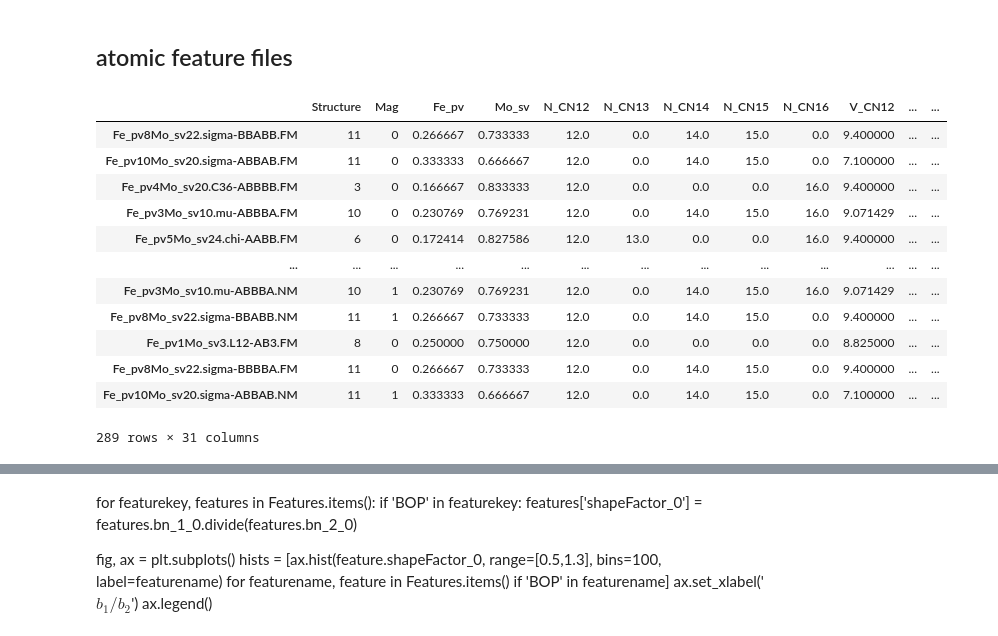
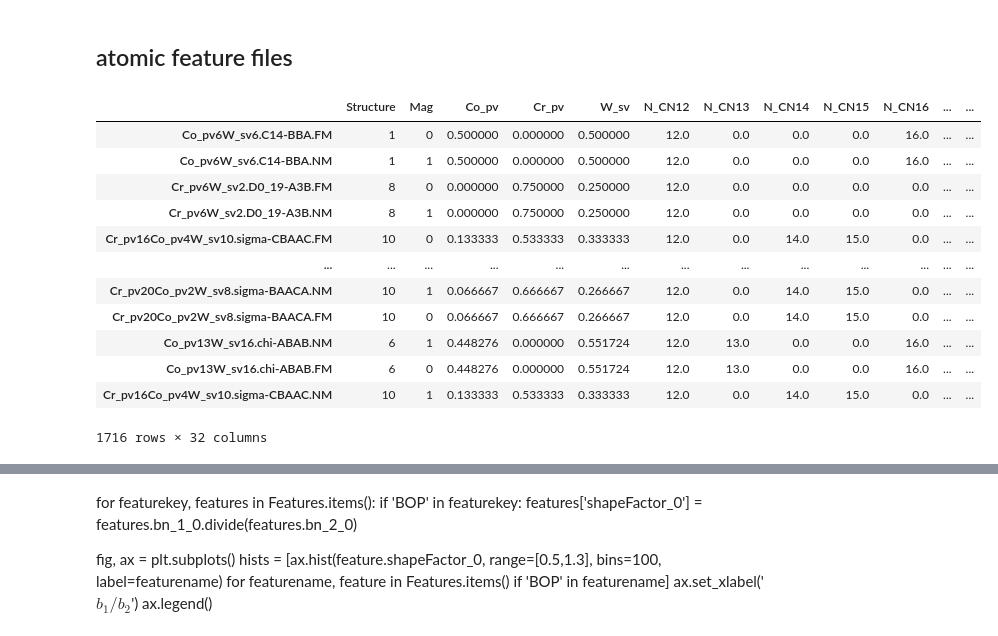
Before and after one commit to AIIMProject/MLFeMoTCPs, a Jupyter notebook: 07_MachineLearn.ipynb, the cells around one changed output, grey strips where cells are left out. Cells and saved outputs as stored; diff of their text form; code cells hidden in the pictures.

```diff
--- a/07_MachineLearn.ipynb
+++ b/07_MachineLearn.ipynb
@@ -66,21 +64,21 @@ BS[['V','E0','B','EF']]
 # %% [markdown]
 ## atomic feature files
 # %%
-pd.read_pickle('Fe-Mo/Descriptors/DatasetFeatures.pkl')
+pd.read_pickle(f'{dataset}/Descriptors/DatasetFeatures.pkl')
 # %% [output]
-|  | Structure | Mag | Fe_pv | Mo_sv | N_CN12 | N_CN13 | N_CN14 | N_CN15 | N_CN16 | V_CN12 | ... | ... |
-| Fe_pv8Mo_sv22.sigma-BBABB.FM | 11 | 0 | 0.266667 | 0.733333 | 12.0 | 0.0 | 14.0 | 15.0 | 0.0 | 9.400000 | ... | ... |
-| Fe_pv10Mo_sv20.sigma-ABBAB.FM | 11 | 0 | 0.333333 | 0.666667 | 12.0 | 0.0 | 14.0 | 15.0 | 0.0 | 7.100000 | ... | ... |
-| Fe_pv4Mo_sv20.C36-ABBBB.FM | 3 | 0 | 0.166667 | 0.833333 | 12.0 | 0.0 | 0.0 | 0.0 | 16.0 | 9.400000 | ... | ... |
-| Fe_pv3Mo_sv10.mu-ABBBA.FM | 10 | 0 | 0.230769 | 0.769231 | 12.0 | 0.0 | 14.0 | 15.0 | 16.0 | 9.071429 | ... | ... |
-| Fe_pv5Mo_sv24.chi-AABB.FM | 6 | 0 | 0.172414 | 0.827586 | 12.0 | 13.0 | 0.0 | 0.0 | 16.0 | 9.400000 | ... | ... |
+|  | Structure | Mag | Co_pv | Cr_pv | W_sv | N_CN12 | N_CN13 | N_CN14 | N_CN15 | N_CN16 | ... | ... |
+| Co_pv6W_sv6.C14-BBA.FM | 1 | 0 | 0.500000 | 0.000000 | 0.500000 | 12.0 | 0.0 | 0.0 | 0.0 | 16.0 | ... | ... |
+| Co_pv6W_sv6.C14-BBA.NM | 1 | 1 | 0.500000 | 0.000000 | 0.500000 | 12.0 | 0.0 | 0.0 | 0.0 | 16.0 | ... | ... |
+| Cr_pv6W_sv2.D0_19-A3B.FM | 8 | 0 | 0.000000 | 0.750000 | 0.250000 | 12.0 | 0.0 | 0.0 | 0.0 | 0.0 | ... | ... |
+| Cr_pv6W_sv2.D0_19-A3B.NM | 8 | 1 | 0.000000 | 0.750000 | 0.250000 | 12.0 | 0.0 | 0.0 | 0.0 | 0.0 | ... | ... |
+| Cr_pv16Co_pv4W_sv10.sigma-CBAAC.FM | 10 | 0 | 0.133333 | 0.533333 | 0.333333 | 12.0 | 0.0 | 14.0 | 15.0 | 0.0 | ... | ... |
 | ... | ... | ... | ... | ... | ... | ... | ... | ... | ... | ... | ... | ... |
-| Fe_pv3Mo_sv10.mu-ABBBA.NM | 10 | 1 | 0.230769 | 0.769231 | 12.0 | 0.0 | 14.0 | 15.0 | 16.0 | 9.071429 | ... | ... |
-| Fe_pv8Mo_sv22.sigma-BBABB.NM | 11 | 1 | 0.266667 | 0.733333 | 12.0 | 0.0 | 14.0 | 15.0 | 0.0 | 9.400000 | ... | ... |
-| Fe_pv1Mo_sv3.L12-AB3.FM | 8 | 0 | 0.250000 | 0.750000 | 12.0 | 0.0 | 0.0 | 0.0 | 0.0 | 8.825000 | ... | ... |
-| Fe_pv8Mo_sv22.sigma-BBBBA.FM | 11 | 0 | 0.266667 | 0.733333 | 12.0 | 0.0 | 14.0 | 15.0 | 0.0 | 9.400000 | ... | ... |
-| Fe_pv10Mo_sv20.sigma-ABBAB.NM | 11 | 1 | 0.333333 | 0.666667 | 12.0 | 0.0 | 14.0 | 15.0 | 0.0 | 7.100000 | ... | ... |
+| Cr_pv20Co_pv2W_sv8.sigma-BAACA.NM | 10 | 1 | 0.066667 | 0.666667 | 0.266667 | 12.0 | 0.0 | 14.0 | 15.0 | 0.0 | ... | ... |
+| Cr_pv20Co_pv2W_sv8.sigma-BAACA.FM | 10 | 0 | 0.066667 | 0.666667 | 0.266667 | 12.0 | 0.0 | 14.0 | 15.0 | 0.0 | ... | ... |
+| Co_pv13W_sv16.chi-ABAB.NM | 6 | 1 | 0.448276 | 0.000000 | 0.551724 | 12.0 | 13.0 | 0.0 | 0.0 | 16.0 | ... | ... |
+| Co_pv13W_sv16.chi-ABAB.FM | 6 | 0 | 0.448276 | 0.000000 | 0.551724 | 12.0 | 13.0 | 0.0 | 0.0 | 16.0 | ... | ... |
+| Cr_pv16Co_pv4W_sv10.sigma-CBAAC.NM | 10 | 1 | 0.133333 | 0.533333 | 0.333333 | 12.0 | 0.0 | 14.0 | 15.0 | 0.0 | ... | ... |
-289 rows × 31 columns
+1716 rows × 32 columns
 # %%
 DescriptorList = {'atomic' : 'matminer_atomic_features.pkl',
 'dataset' : 'DatasetFeatures.pkl',
```
Also changed, not shown: parts of 33 cells of this notebook, 1 other file.
